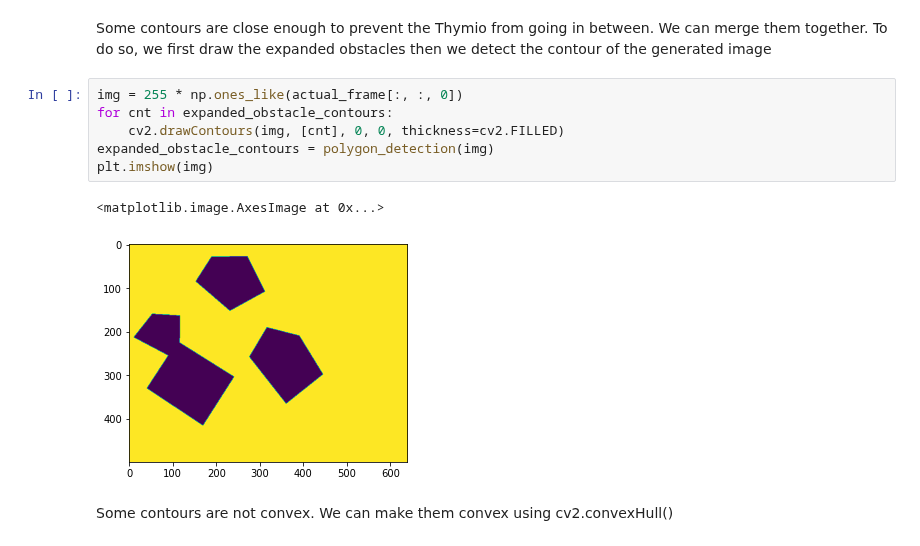
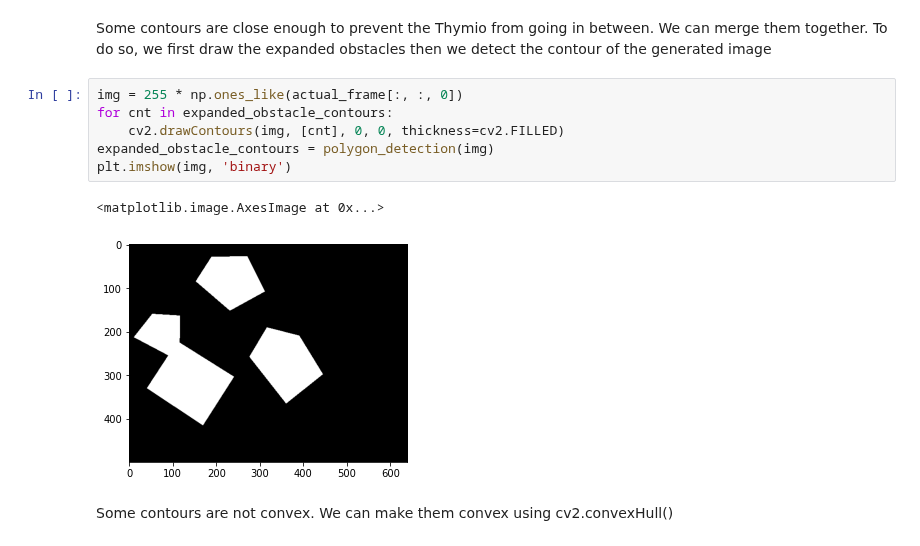
Before and after one commit to tgieruc/BOMR_2021, a Jupyter notebook: temp_vision.ipynb, the cells around one changed output. Saved outputs shown, nothing was run; the diff lists cells and outputs as text.

```diff
--- a/temp_vision.ipynb
+++ b/temp_vision.ipynb
@@ -164,12 +162,12 @@ To do so, we first draw the expanded obstacles then we detect the contour of the
 # %%
 img = 255 * np.ones_like(actual_frame[:, :, 0])
 for cnt in expanded_obstacle_contours:
     cv2.drawContours(img, [cnt], 0, 0, thickness=cv2.FILLED)
 expanded_obstacle_contours = polygon_detection(img)
-plt.imshow(img)
+plt.imshow(img, 'binary')
 # %% [output]
 <matplotlib.image.AxesImage at 0x...>
-[figure, old version]
+[figure, new version]
 # %% [markdown]
 Some contours are not convex. We can make them convex using cv2.convexHull()
 # %%
```
Also changed, not shown: parts of 8 cells of this notebook.
